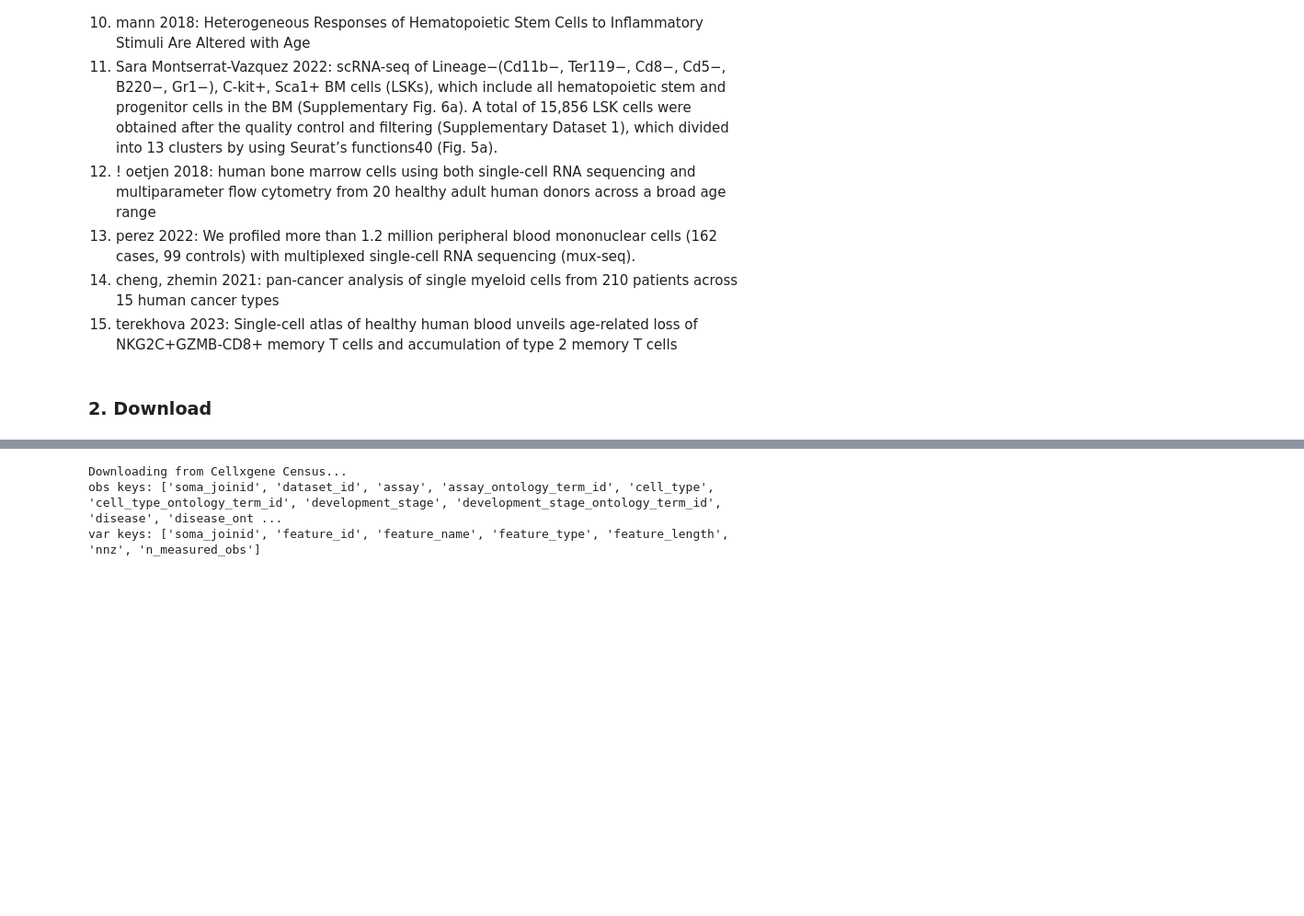
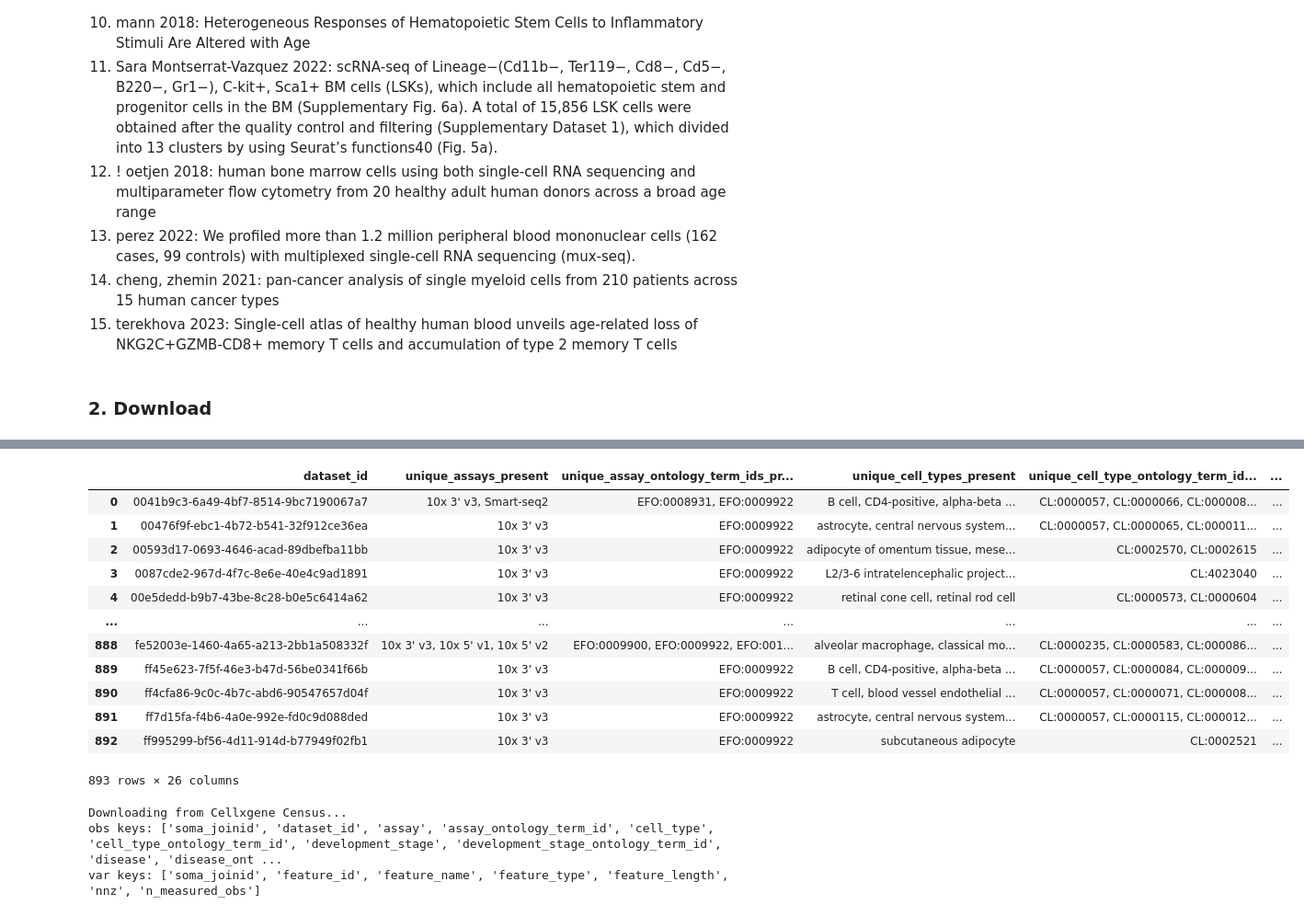
Before and after one commit to fderop/seafront, a Jupyter notebook: 00_main.ipynb, the cells around one changed output, grey strips where cells are left out. Shown: that part at 92% size. Saved outputs shown, nothing was run; the diff lists cells and outputs as text; code cells hidden in the pictures; blank space fills up the shorter version.

```diff
--- a/00_main.ipynb
+++ b/00_main.ipynb
@@ -27,3 +33,29 @@ import cellxgene_census
+# %%
+import pandas as pd
+import cellxgene_census
+from seafront.fetch import summarize_obs
+
+with cellxgene_census.open_soma(census_version="2025-01-30") as census:
+    obs = census["census_data"]["homo_sapiens"].obs.read().concat().to_pandas()
+
+summary = summarize_obs(obs)
+summary.to_csv("meta/cellxgene_human_dataset_overview.csv", index=False)
+# %%
+summary
+# %% [output]
+|  | dataset_id | unique_assays_present | unique_assay_ontology_term_ids_pr... | unique_cell_types_present | unique_cell_type_ontology_term_id... | ... |
+| 0 | 0041b9c3-6a49-4bf7-8514-9bc7190067a7 | 10x 3' v3, Smart-seq2 | EFO:0008931, EFO:0009922 | B cell, CD4-positive, alpha-beta ... | CL:0000057, CL:0000066, CL:000008... | ... |
+| 1 | 00476f9f-ebc1-4b72-b541-32f912ce36ea | 10x 3' v3 | EFO:0009922 | astrocyte, central nervous system... | CL:0000057, CL:0000065, CL:000011... | ... |
+| 2 | 00593d17-0693-4646-acad-89dbefba11bb | 10x 3' v3 | EFO:0009922 | adipocyte of omentum tissue, mese... | CL:0002570, CL:0002615 | ... |
+| 3 | 0087cde2-967d-4f7c-8e6e-40e4c9ad1891 | 10x 3' v3 | EFO:0009922 | L2/3-6 intratelencephalic project... | CL:4023040 | ... |
+| 4 | 00e5dedd-b9b7-43be-8c28-b0e5c6414a62 | 10x 3' v3 | EFO:0009922 | retinal cone cell, retinal rod cell | CL:0000573, CL:0000604 | ... |
+| ... | ... | ... | ... | ... | ... | ... |
+| 888 | fe52003e-1460-4a65-a213-2bb1a508332f | 10x 3' v3, 10x 5' v1, 10x 5' v2 | EFO:0009900, EFO:0009922, EFO:001... | alveolar macrophage, classical mo... | CL:0000235, CL:0000583, CL:000086... | ... |
+| 889 | ff45e623-7f5f-46e3-b47d-56be0341f66b | 10x 3' v3 | EFO:0009922 | B cell, CD4-positive, alpha-beta ... | CL:0000057, CL:0000084, CL:000009... | ... |
+| 890 | ff4cfa86-9c0c-4b7c-abd6-90547657d04f | 10x 3' v3 | EFO:0009922 | T cell, blood vessel endothelial ... | CL:0000057, CL:0000071, CL:000008... | ... |
+| 891 | ff7d15fa-f4b6-4a0e-992e-fd0c9d088ded | 10x 3' v3 | EFO:0009922 | astrocyte, central nervous system... | CL:0000057, CL:0000115, CL:000012... | ... |
+| 892 | ff995299-bf56-4d11-914d-b77949f02fb1 | 10x 3' v3 | EFO:0009922 | subcutaneous adipocyte | CL:0002521 | ... |
+893 rows × 26 columns
 # %%
 import os
 import anndata as ad
```
Also changed, not shown: parts of 2 cells of this notebook, 7 other files.
